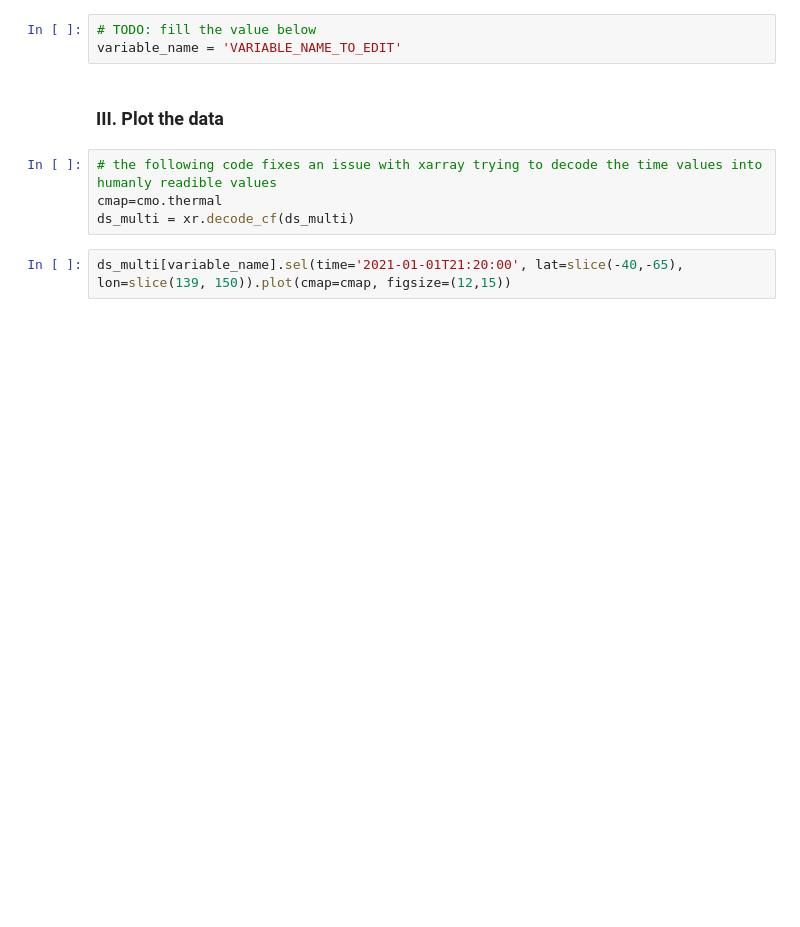
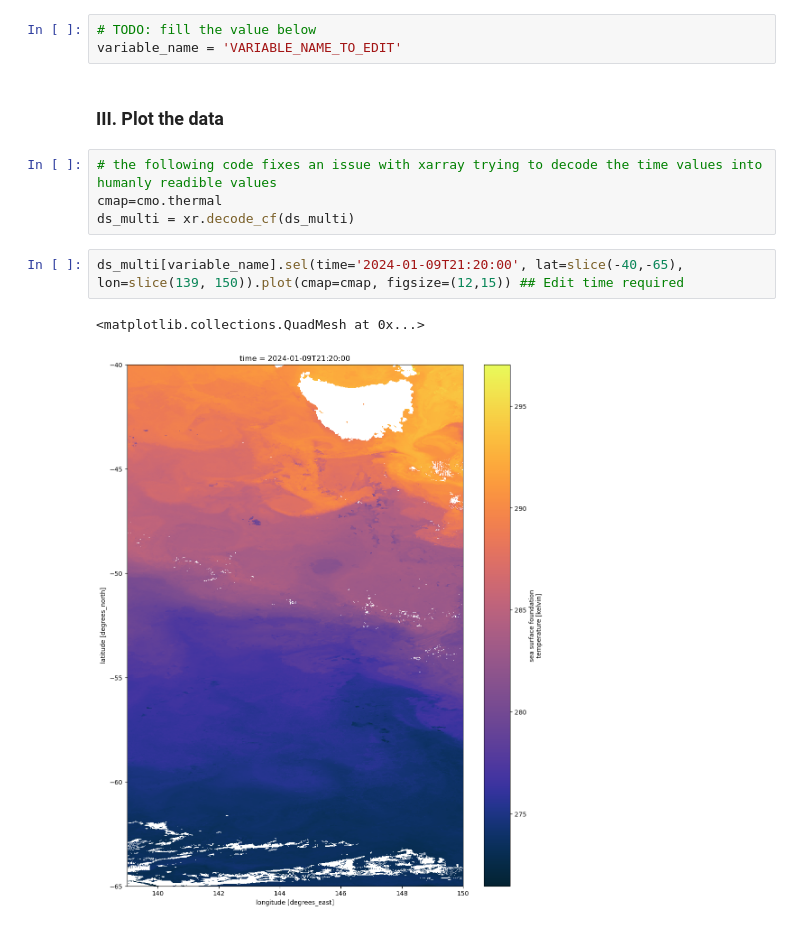
Before and after one commit to aodn/imos-user-code-library, a Jupyter notebook: Python/notebooks/imos_ocean_colour_via_s3.ipynb, the cells around one changed output. Drawn from its saved outputs; the diff is of its cells as text; blank space fills up the shorter version.

Commit message:
Updated names and warnings

```diff
--- a/Python/notebooks/imos_ocean_colour_via_s3.ipynb
+++ b/Python/notebooks/imos_ocean_colour_via_s3.ipynb
@@ -244,6 +269,9 @@ variable_name = 'VARIABLE_NAME_TO_EDIT'
 cmap=cmo.thermal
 ds_multi = xr.decode_cf(ds_multi)
 # %%
-ds_multi[variable_name].sel(time='2021-01-01T21:20:00', lat=slice(-40,-65), lon=slice(139, 150)).plot(cmap=cmap, figsize=(12,15))
+ds_multi[variable_name].sel(time='2024-01-09T21:20:00', lat=slice(-40,-65), lon=slice(139, 150)).plot(cmap=cmap, figsize=(12,15)) ## Edit time required
+# %% [output]
+<matplotlib.collections.QuadMesh at 0x...>
+[figure, added]
 # %%
 ds_multi[variable_name].sel(lat=-65, lon=150.5, method='nearest').plot(marker='o',markerfacecolor='None', linestyle="None", figsize=(20,10))
```
Also changed, not shown: parts of 4 cells of this notebook, 2 other files.
